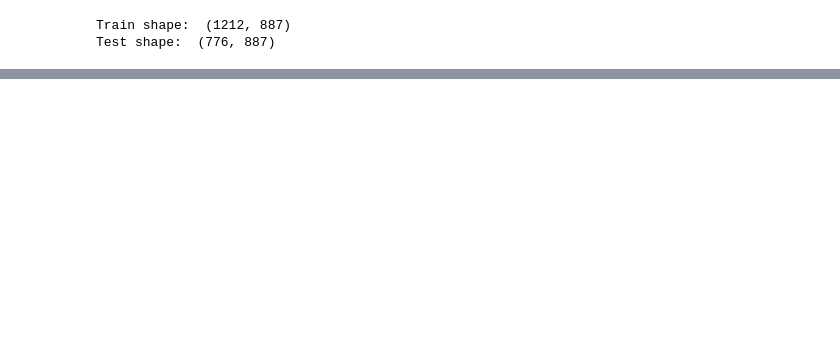
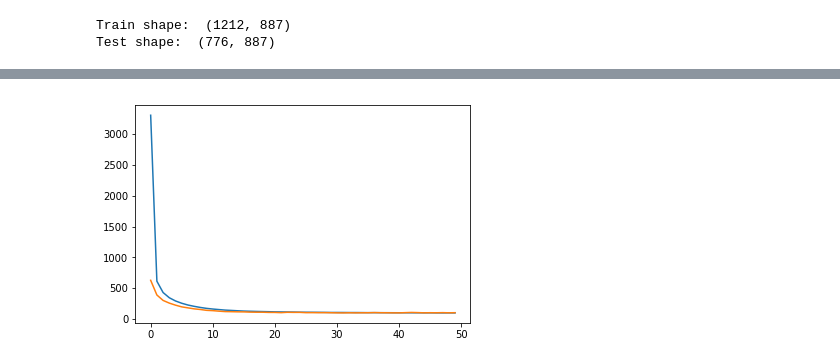
Before and after one commit to alexus37/AML-18, a Jupyter notebook: task1/fv_keras_optimization.ipynb, the cells around one changed output, grey strips where cells are left out. Saved outputs shown, nothing was run; the diff lists cells and outputs as text; code cells hidden in the pictures; blank space fills up the shorter version.

```diff
--- a/task1/fv_keras_optimization.ipynb
+++ b/task1/fv_keras_optimization.ipynb
@@ -174,6 +191,7 @@ input_dimensions = len(indices)
 initializer = initializers.glorot_normal(seed=1)
 lambda_reg = 2
 Y = Y_train
+num_epochs = 50
 dropout = 0.1
 
 # create model
@@ -212,17 +230,14 @@ model.add(Dense(80, kernel_regularizer = regularizers.l2(lambda_reg), init=initi
 model.add(LeakyReLU(alpha=0.1))
 model.add(Dropout(rate = dropout))
 
-
-
-
 model.add(Dense(1, kernel_regularizer = regularizers.l1(lambda_reg), init='RandomUniform'))
 
 # Compile model
-optimizer = Adam(lr=0.01, beta_1=0.9, beta_2=0.999, epsilon=None, decay=0.0, amsgrad=False)
+optimizer = Adam(lr=0.001, beta_1=0.9, beta_2=0.999, epsilon=None, decay=0.0, amsgrad=False)
 
 model.compile(loss='mean_squared_error', optimizer=optimizer, metrics=[coeff_determination])
 
 # Fit the model
-model.fit(x=X_train_subset, y=Y, epochs=40, verbose=2, validation_split=0.1, shuffle=True,
+seqModel = model.fit(x=X_train_subset, y=Y, epochs=num_epochs, verbose=2, validation_split=0.1, shuffle=True,
           steps_per_epoch=100, initial_epoch=0, validation_steps=5)
 # %% [output]
@@ -234,3 +261,15 @@ ImportError: Traceback (most recent call last):
+# %%
+# visualizing losses and accuracy
+train_loss = seqModel.history['loss']
+val_loss   = seqModel.history['val_loss']
+train_acc  = seqModel.history['coeff_determination']
+xc         = range(num_epochs)
+
+
+plt.plot(xc, train_loss);
+plt.plot(xc, val_loss);
+# %% [output]
+[figure, added]
 # %%
 #Predict on test set
 
```
Also changed, not shown: parts of 13 cells of this notebook, 3 other files.
